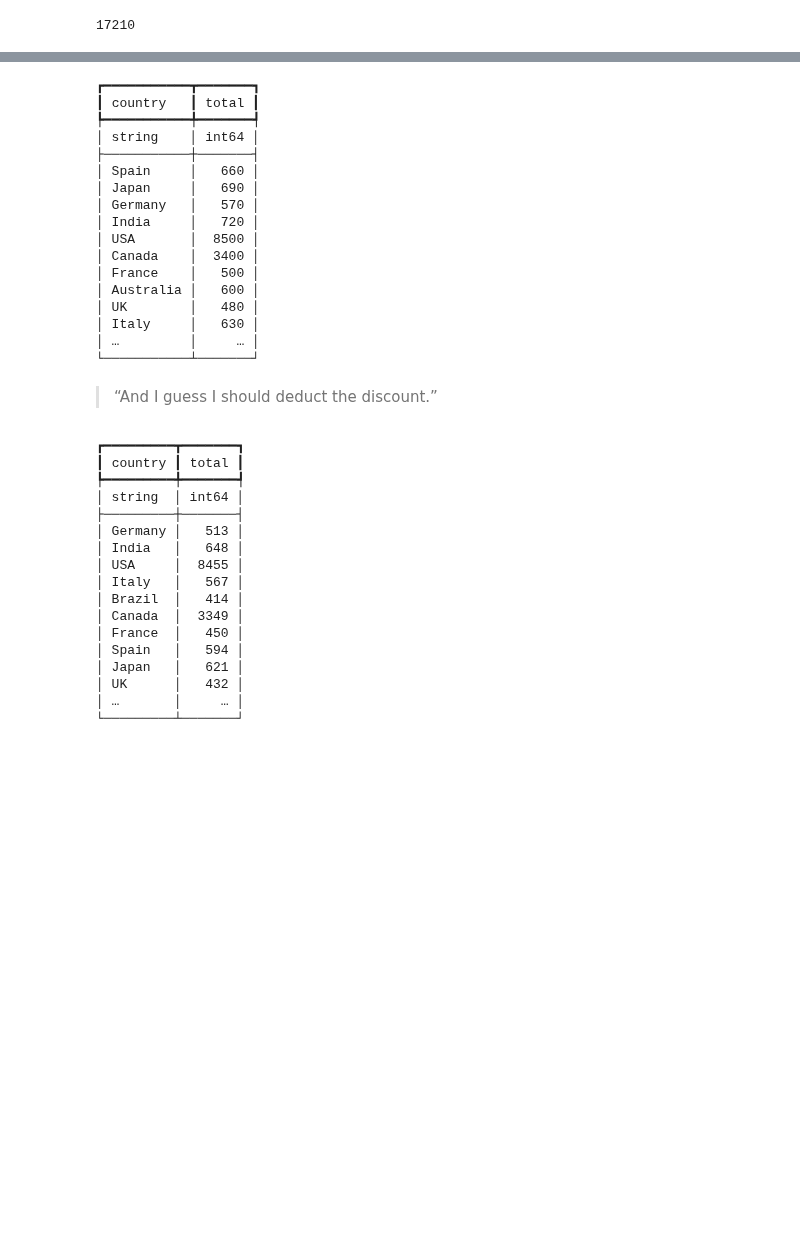
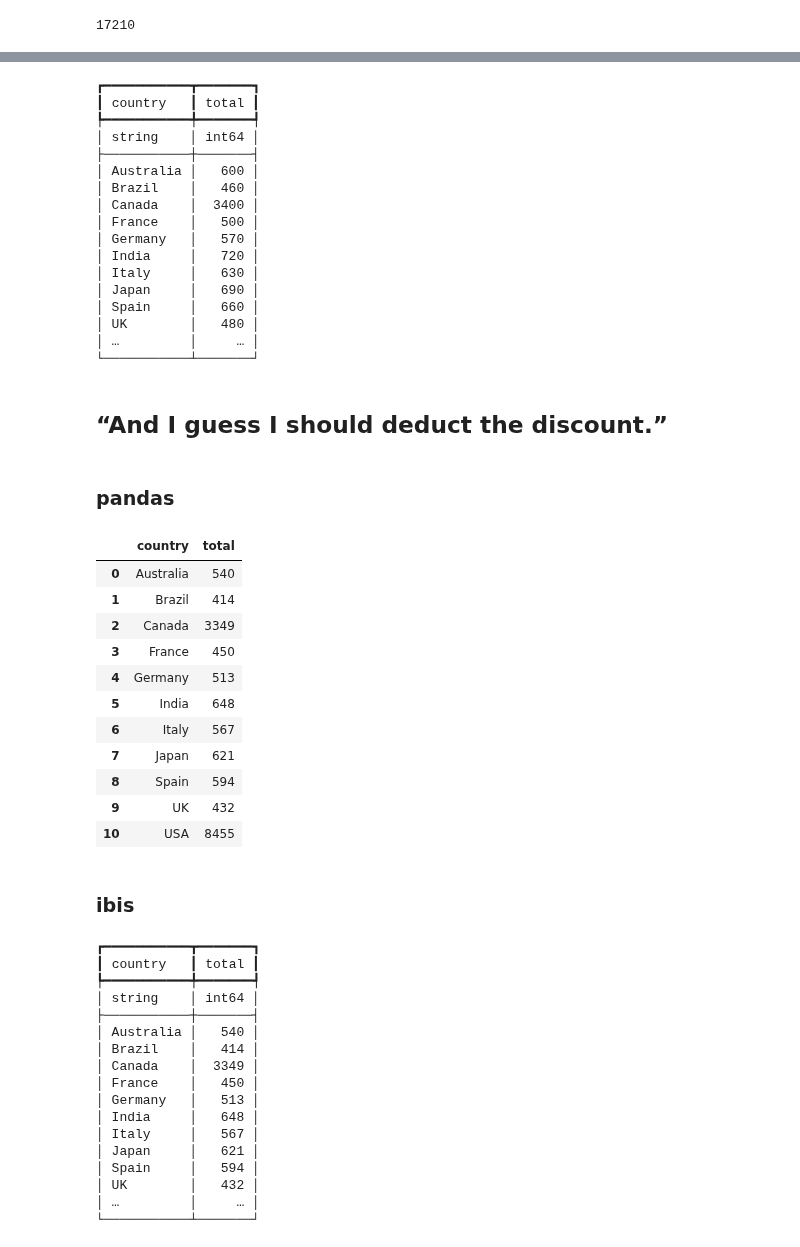
Before and after one commit to kdheepak/kdheepak.github.io, a Jupyter notebook: blog/ibis-better-pandas/index.ipynb, the cells around one changed output, grey strips where cells are left out. Cells and saved outputs as stored; diff of their text form; code cells hidden in the pictures; blank space fills up the shorter version.

```diff
--- a/blog/ibis-better-pandas/index.ipynb
+++ b/blog/ibis-better-pandas/index.ipynb
@@ -68,6 +109,7 @@ df.amount.sum().execute()
     df
     .group_by("country")
     .aggregate(total=_.amount.sum())
+    .order_by("country")
 )
 # %% [output]
 ┏━━━━━━━━━━━┳━━━━━━━┓
@@ -75,41 +117,67 @@ df.amount.sum().execute()
 ┡━━━━━━━━━━━╇━━━━━━━┩
 │ string    │ int64 │
 ├───────────┼───────┤
-│ Spain     │   660 │
-│ Japan     │   690 │
+│ Australia │   600 │
+│ Brazil    │   460 │
+│ Canada    │  3400 │
+│ France    │   500 │
 │ Germany   │   570 │
 │ India     │   720 │
-│ USA       │  8500 │
-│ Canada    │  3400 │
-│ France    │   500 │
-│ Australia │   600 │
+│ Italy     │   630 │
+│ Japan     │   690 │
+│ Spain     │   660 │
 │ UK        │   480 │
-│ Italy     │   630 │
 │ …         │     … │
 └───────────┴───────┘
 # %% [markdown]
-> “And I guess I should deduct the discount.”
+## “And I guess I should deduct the discount.”
+# %% [markdown]
+### pandas
+# %%
+(
+    pandas_df
+    .groupby("country")[["amount", "discount"]]
+    .apply(lambda df: (df["amount"] - df["discount"]).sum())
+    .reset_index()
+    .rename(columns={0: "total"})
+)
+# %% [output]
+|  | country | total |
+| 0 | Australia | 540 |
+| 1 | Brazil | 414 |
+| 2 | Canada | 3349 |
+| 3 | France | 450 |
+| 4 | Germany | 513 |
+| 5 | India | 648 |
+| 6 | Italy | 567 |
+| 7 | Japan | 621 |
+| 8 | Spain | 594 |
+| 9 | UK | 432 |
+| 10 | USA | 8455 |
+# %% [markdown]
+### ibis
 # %%
 (
     df
     .group_by("country")
     .aggregate(total=(_.amount - _.discount).sum())
+    .order_by("country")
 )
 # %% [output]
-┏━━━━━━━━━┳━━━━━━━┓
-┃ country ┃ total ┃
-┡━━━━━━━━━╇━━━━━━━┩
-│ string  │ int64 │
-├─────────┼───────┤
-│ Germany │   513 │
-│ India   │   648 │
-│ USA     │  8455 │
-│ Italy   │   567 │
-│ Brazil  │   414 │
-│ Canada  │  3349 │
-│ France  │   450 │
-│ Spain   │   594 │
-│ Japan   │   621 │
-│ UK      │   432 │
-│ …       │     … │
-└─────────┴───────┘
+┏━━━━━━━━━━━┳━━━━━━━┓
+┃ country   ┃ total ┃
+┡━━━━━━━━━━━╇━━━━━━━┩
+│ string    │ int64 │
+├───────────┼───────┤
+│ Australia │   540 │
+│ Brazil    │   414 │
+│ Canada    │  3349 │
+│ France    │   450 │
+│ Germany   │   513 │
+│ India     │   648 │
+│ Italy     │   567 │
+│ Japan     │   621 │
+│ Spain     │   594 │
+│ UK        │   432 │
+│ …         │     … │
+└───────────┴───────┘
```
Also changed, not shown: parts of 23 cells of this notebook.
